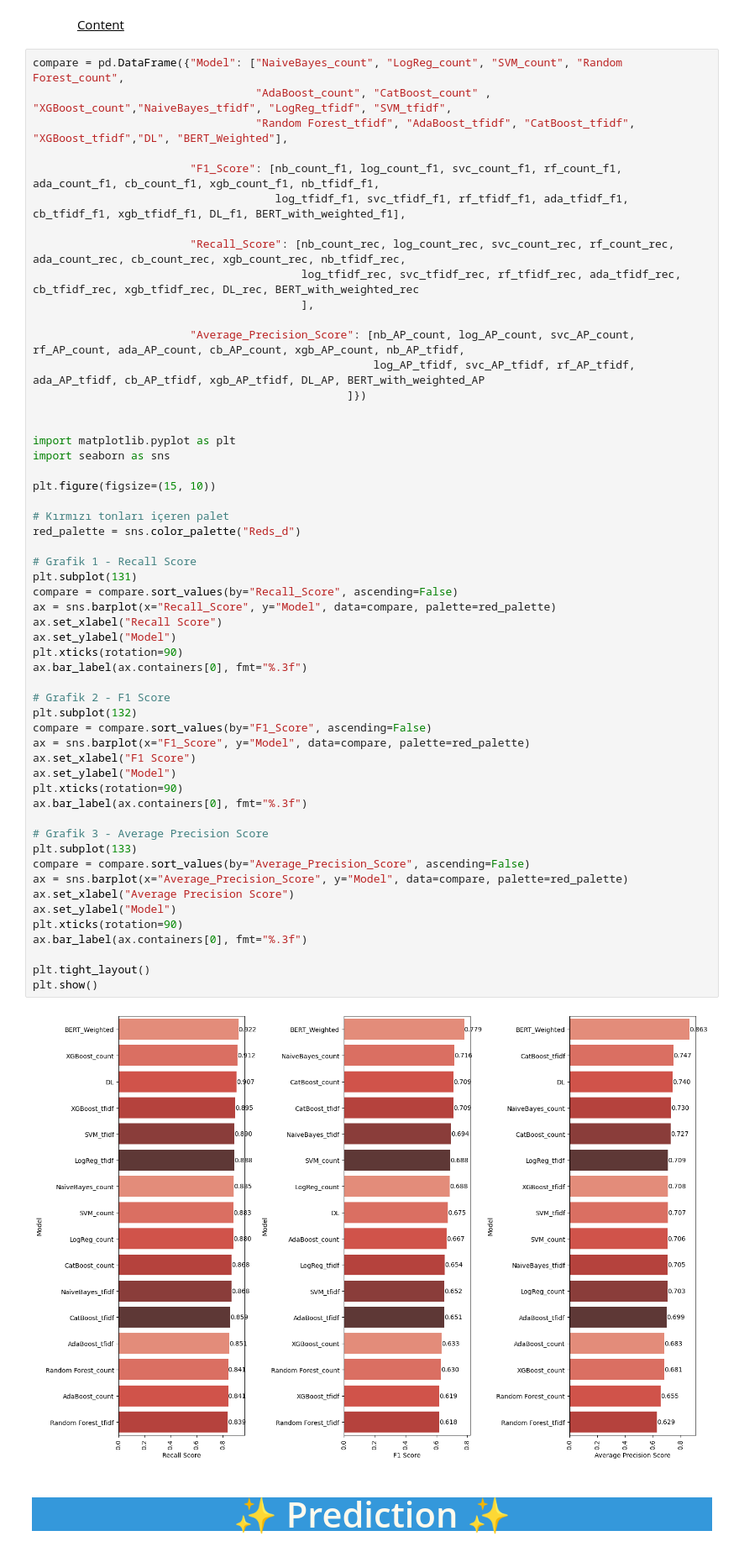
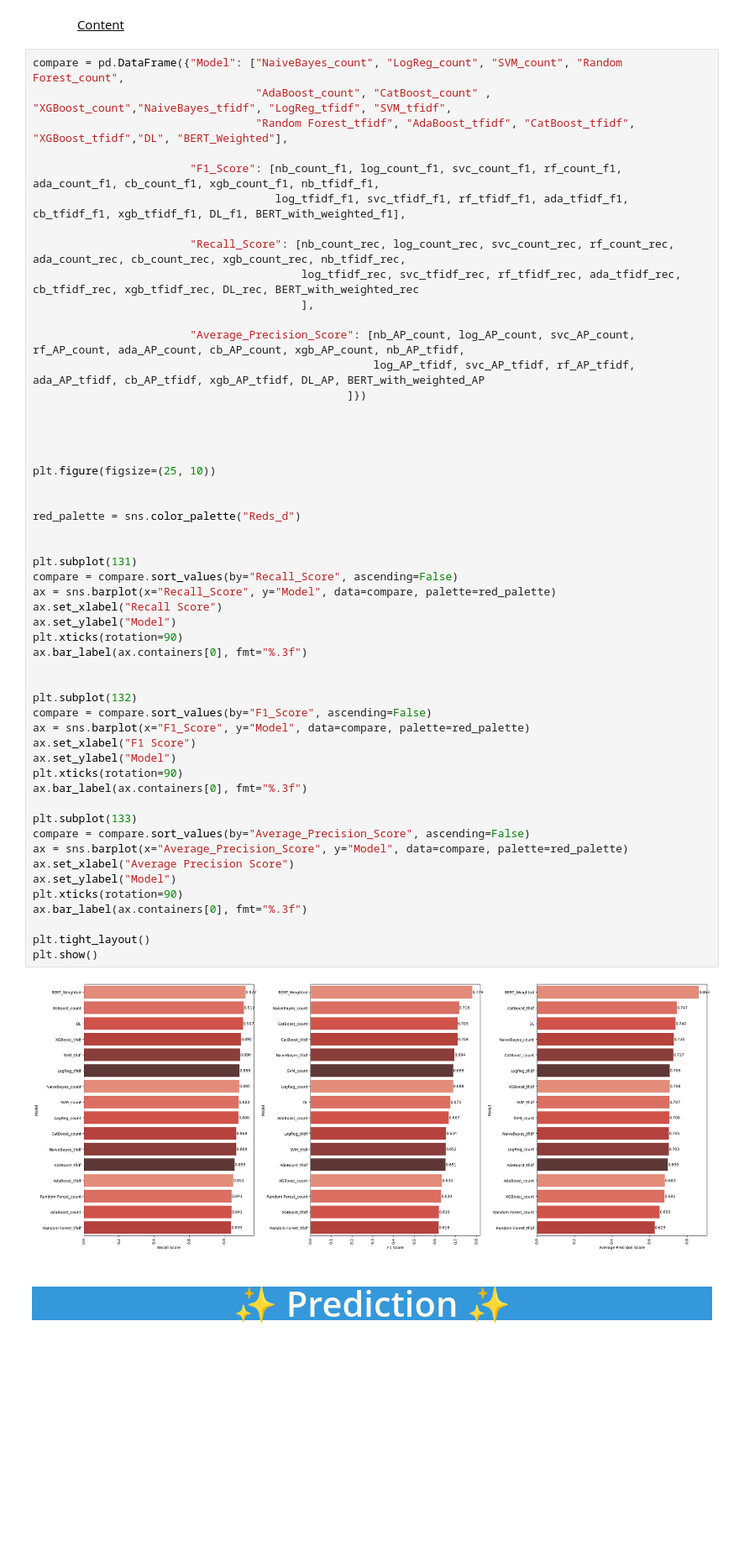
Before and after one commit to huseyincenik/nlp_natural_language_processing, a Jupyter notebook: sentiment_analysis_predicting_product_recommendations_via_text_analysis/sentiment_analysis_predicting_product_recommendations_via_text_analysis.ipynb, the cells around one changed output. Shown at 84% size. Saved outputs shown, nothing was run; the diff lists cells and outputs as text; blank space fills up the shorter version.

```diff
--- a/sentiment_analysis_predicting_product_recommendations_via_text_analysis/sentiment_analysis_predicting_product_recommendations_via_text_analysis.ipynb
+++ b/sentiment_analysis_predicting_product_recommendations_via_text_analysis/sentiment_analysis_predicting_product_recommendations_via_text_analysis.ipynb
@@ -3358,45 +3358,43 @@ compare = pd.DataFrame({"Model": ["NaiveBayes_count", "LogReg_count", "SVM_count
                                                 ]})
 
 
-import matplotlib.pyplot as plt
-import seaborn as sns
 
-plt.figure(figsize=(15, 10))
 
-# Kırmızı tonları içeren palet
+plt.figure(figsize=(25, 10))
+
+
 red_palette = sns.color_palette("Reds_d")
 
-# Grafik 1 - Recall Score
+
 plt.subplot(131)
 compare = compare.sort_values(by="Recall_Score", ascending=False)
 ax = sns.barplot(x="Recall_Score", y="Model", data=compare, palette=red_palette)
 ax.set_xlabel("Recall Score")
 ax.set_ylabel("Model")
 plt.xticks(rotation=90)
 ax.bar_label(ax.containers[0], fmt="%.3f")
 
-# Grafik 2 - F1 Score
+
 plt.subplot(132)
 compare = compare.sort_values(by="F1_Score", ascending=False)
 ax = sns.barplot(x="F1_Score", y="Model", data=compare, palette=red_palette)
 ax.set_xlabel("F1 Score")
 ax.set_ylabel("Model")
 plt.xticks(rotation=90)
 ax.bar_label(ax.containers[0], fmt="%.3f")
 
-# Grafik 3 - Average Precision Score
 plt.subplot(133)
 compare = compare.sort_values(by="Average_Precision_Score", ascending=False)
 ax = sns.barplot(x="Average_Precision_Score", y="Model", data=compare, palette=red_palette)
 ax.set_xlabel("Average Precision Score")
 ax.set_ylabel("Model")
 plt.xticks(rotation=90)
 ax.bar_label(ax.containers[0], fmt="%.3f")
 
 plt.tight_layout()
 plt.show()
 # %% [output]
-[figure, old version]
+[figure, new version]
 # %% [markdown]
 <a id="prediction"></a>
 # <p style="background-color:#3498DB; font-family:newtimeroman;color:#FFF9ED; font-size:150%; text-align:center; border-radius: 15px 50px;"> ✨ Prediction ✨</p>
```
Also changed, not shown: parts of 2 cells of this notebook.
